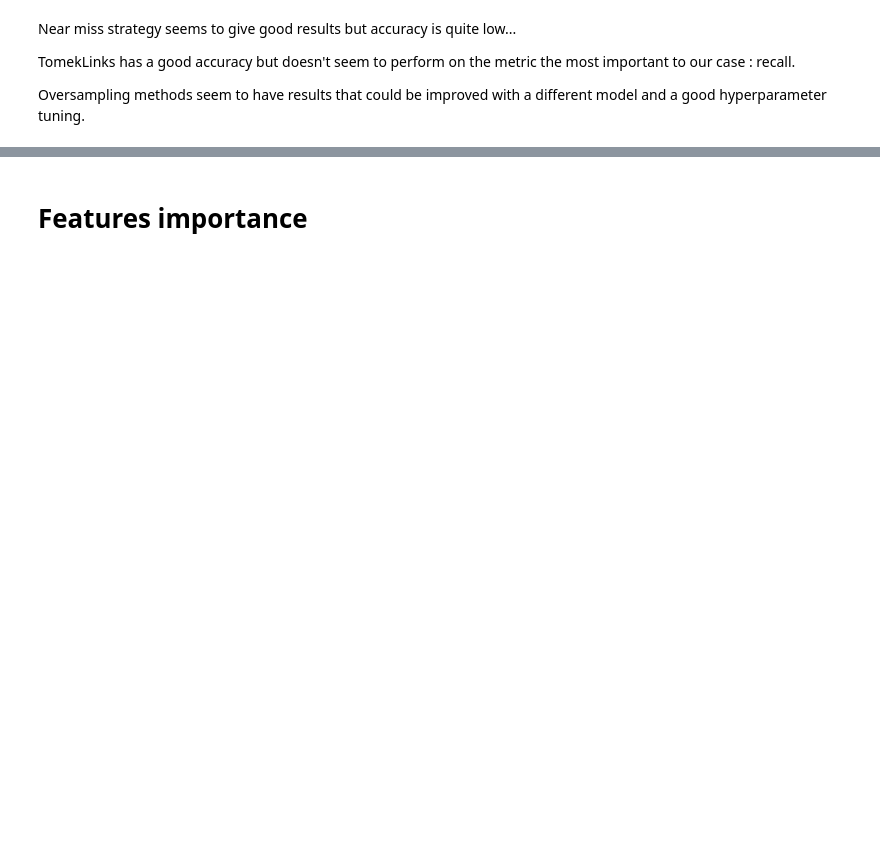
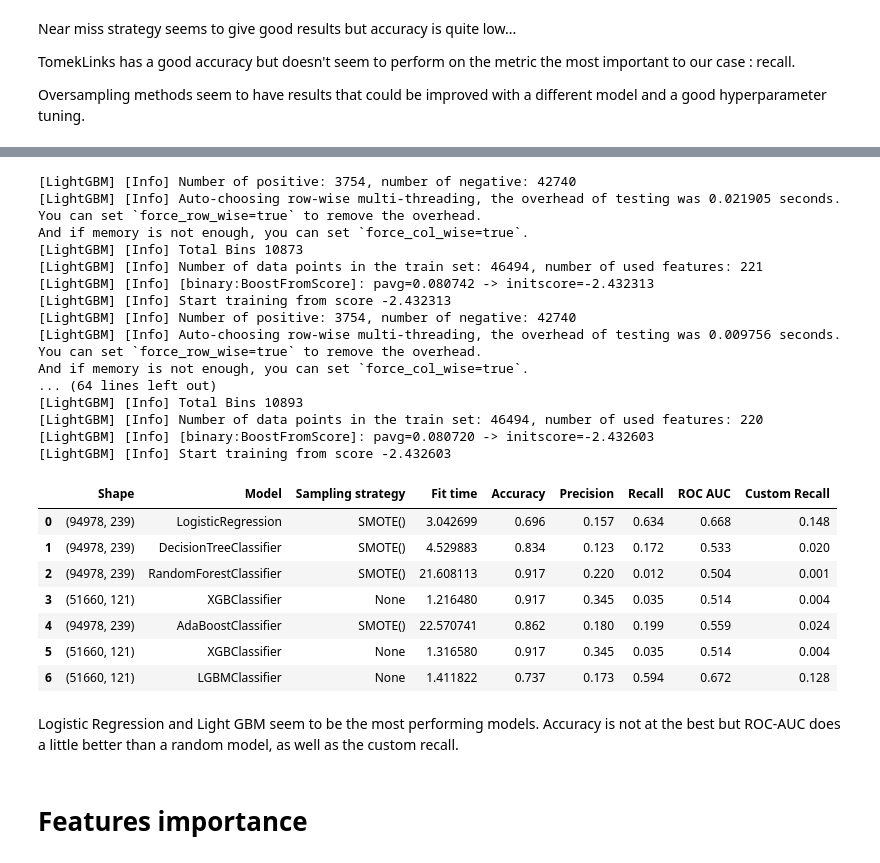
Before and after one commit to Laeti-dev/P4_Credit-Scoring-Model, a Jupyter notebook: ikusawa_laetitia_1_notebook_0824.ipynb, the cells around one changed output, grey strips where cells are left out. Drawn from its saved outputs; the diff is of its cells as text; code cells hidden in the pictures; blank space fills up the shorter version.

```diff
--- a/ikusawa_laetitia_1_notebook_0824.ipynb
+++ b/ikusawa_laetitia_1_notebook_0824.ipynb
@@ -1109,9 +1129,8 @@ Oversampling methods seem to have results that could be improved with a differen
 # %%
-from sklearn.tree import DecisionTreeClassifier
 from sklearn.ensemble import RandomForestClassifier
 
 results = None
-for model in [LogisticRegression(), DecisionTreeClassifier(), RandomForestClassifier()]:
+for model in [LogisticRegression(), RandomForestClassifier()]:
     results = cv_custom_metric(
         model, X_train_small, y_train_small, kf, df=results, sampling_strategy=smote
     )
@@ -1153,11 +1156,0 @@ display(results)
-# %%
-from sklearn.cluster import KMeans
-pipeline = imbPipeline(
-    steps=[
-        ("scaler", MinMaxScaler()),
-        ("NearMiss", nm),
-        ("KMeans", KMeans(n_clusters=2)),
-    ]
-)
-results = cv_custom_metric(X_small, y_small, pipeline, results, sampling_strategy="NearMiss")
-display(results)
@@ -1163,0 +1159,6 @@ display(results)
+# %%
+from sklearn.ensemble import AdaBoostClassifier
+
+model = AdaBoostClassifier(learning_rate=1)
+
+results = cv_custom_metric(model, X_train_small, y_train_small, kf, df=results, sampling_strategy=smote)
@@ -1163,0 +1174,11 @@ display(results)
+# %%
+import xgboost as xgb
+from xgboost import XGBClassifier
+
+# To balance the dataset, we will use the scale_pos_weight parameter.
+# If we set it to a value greater than 1, the model will give more importance to the positive class,
+# as it will be penalized more for misclassifying this class.
+# To set its value, we'll divide the number of negative samples by the number of positive ones.
+ratio = float(y_train_small.value_counts()[0]) / y_train_small.value_counts()[1]
+results = cv_custom_metric(XGBClassifier(scale_pos_parameter=ratio), X_train_small, y_train_small, kf, df=results, sampling_strategy=None)
+display(results)
@@ -1164,3 +1210,40 @@ display(results)
+# %%
+from lightgbm import LGBMClassifier
+
+model = LGBMClassifier(scale_pos_weight=ratio)
+
+results = cv_custom_metric(model, X_train_small, y_train_small, kf, df=results, sampling_strategy=None)
+display(results)
+# %% [output]
+[LightGBM] [Info] Number of positive: 3754, number of negative: 42740
+[LightGBM] [Info] Auto-choosing row-wise multi-threading, the overhead of testing was 0.021905 seconds.
+You can set `force_row_wise=true` to remove the overhead.
+And if memory is not enough, you can set `force_col_wise=true`.
+[LightGBM] [Info] Total Bins 10873
+[LightGBM] [Info] Number of data points in the train set: 46494, number of used features: 221
+[LightGBM] [Info] [binary:BoostFromScore]: pavg=0.080742 -> initscore=-2.432313
+[LightGBM] [Info] Start training from score -2.432313
+[LightGBM] [Info] Number of positive: 3754, number of negative: 42740
+[LightGBM] [Info] Auto-choosing row-wise multi-threading, the overhead of testing was 0.009756 seconds.
+You can set `force_row_wise=true` to remove the overhead.
+And if memory is not enough, you can set `force_col_wise=true`.
+... (64 lines left out)
+[LightGBM] [Info] Total Bins 10893
+[LightGBM] [Info] Number of data points in the train set: 46494, number of used features: 220
+[LightGBM] [Info] [binary:BoostFromScore]: pavg=0.080720 -> initscore=-2.432603
+[LightGBM] [Info] Start training from score -2.432603
+|  | Shape | Model | Sampling strategy | Fit time | Accuracy | Precision | Recall | ROC AUC | Custom Recall |
+| 0 | (94978, 239) | LogisticRegression | SMOTE() | 3.042699 | 0.696 | 0.157 | 0.634 | 0.668 | 0.148 |
+| 1 | (94978, 239) | DecisionTreeClassifier | SMOTE() | 4.529883 | 0.834 | 0.123 | 0.172 | 0.533 | 0.020 |
+| 2 | (94978, 239) | RandomForestClassifier | SMOTE() | 21.608113 | 0.917 | 0.220 | 0.012 | 0.504 | 0.001 |
+| 3 | (51660, 121) | XGBClassifier | None | 1.216480 | 0.917 | 0.345 | 0.035 | 0.514 | 0.004 |
+| 4 | (94978, 239) | AdaBoostClassifier | SMOTE() | 22.570741 | 0.862 | 0.180 | 0.199 | 0.559 | 0.024 |
+| 5 | (51660, 121) | XGBClassifier | None | 1.316580 | 0.917 | 0.345 | 0.035 | 0.514 | 0.004 |
+| 6 | (51660, 121) | LGBMClassifier | None | 1.411822 | 0.737 | 0.173 | 0.594 | 0.672 | 0.128 |
+# %% [markdown]
+Logistic Regression and Light GBM seem to be the most performing models.
+Accuracy is not at the best but ROC-AUC does a little better than
+a random model, as well as the custom recall.
 # %% [markdown]
 # Features importance
 # %%
```
Also changed, not shown: parts of 12 cells of this notebook, 1 other file.
